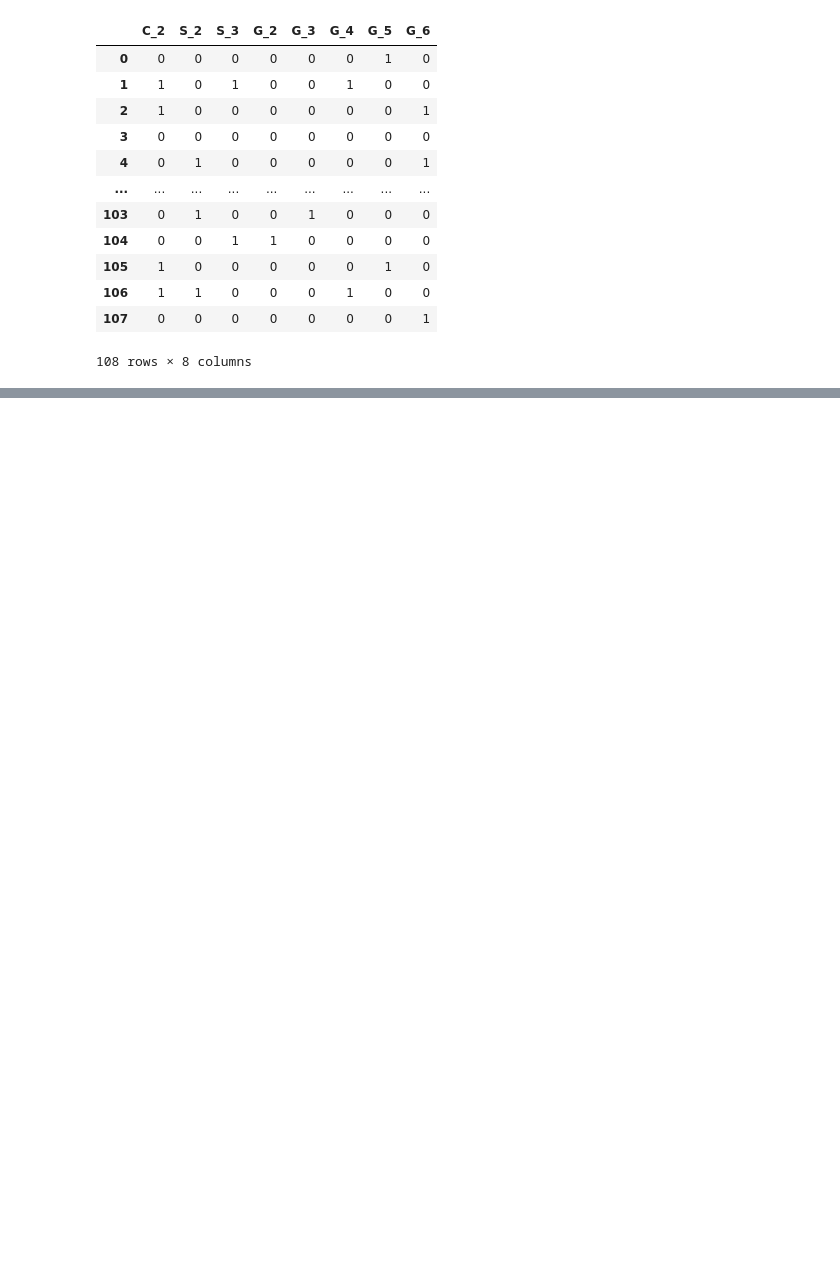
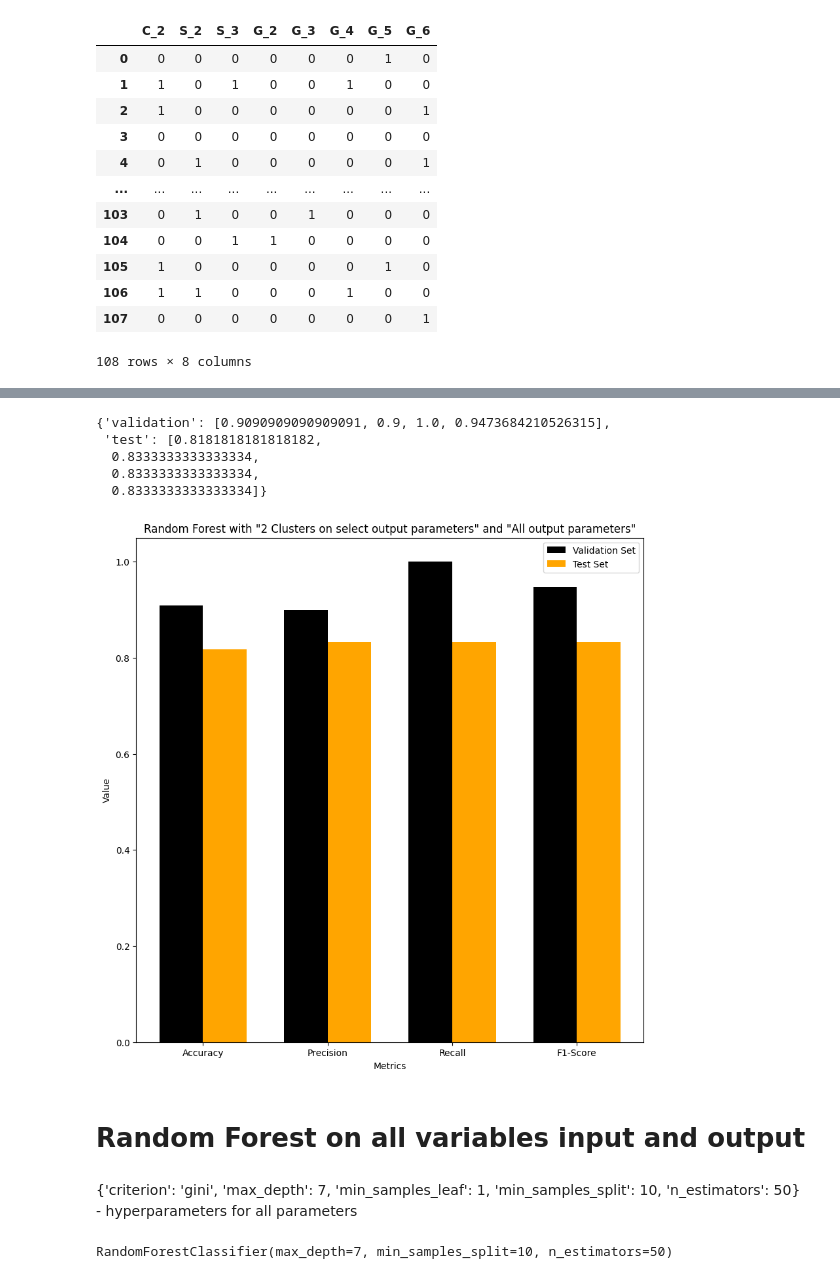
Before and after one commit to SP-2112/Advanced_Soybean_Agricultural_Dataset_Analysis_CS209_TermProject, a Jupyter notebook: Code_Notebooks/07_Classification.ipynb, the cells around one changed output, grey strips where cells are left out. Cells and saved outputs as stored; diff of their text form; code cells hidden in the pictures; blank space fills up the shorter version.

```diff
--- a/Code_Notebooks/07_Classification.ipynb
+++ b/Code_Notebooks/07_Classification.ipynb
@@ -598,0 +322,2 @@ Test Set
+# %%
+results_output=evaluate_model(best_randomForest,data_X1_valid,data_Y1_valid,data_X1_test,data_Y1_test)
@@ -598,0 +342,25 @@ Test Set
+# %%
+results_output
+# %% [output]
+{'validation': [0.9090909090909091, 0.9, 1.0, 0.9473684210526315],
+ 'test': [0.8181818181818182,
+  0.8333333333333334,
+  0.8333333333333334,
+  0.8333333333333334]}
+# %%
+metrics=['Accuracy','Precision','Recall','F1-Score']
+x=np.arange(len(metrics))
+barwidth=0.35
+plt.figure(figsize=(10,10))
+plt.bar(x-barwidth/2,results_output['validation'],label='Validation Set',color='black',width=0.35)
+plt.bar(x+barwidth/2,results_output['test'],label='Test Set',color='orange',width=0.35)
+plt.xticks(x,metrics)
+plt.ylabel('Value')
+plt.xlabel('Metrics')
+plt.title('Random Forest with "2 Clusters on select output parameters" and "All output parameters"')
+plt.legend()
+plt.show()
+# %% [output]
+[figure, added]
+# %% [markdown]
+# **Random Forest on all variables input and output**
@@ -598,0 +378,7 @@ Test Set
+# %% [markdown]
+{'criterion': 'gini', 'max_depth': 7, 'min_samples_leaf': 1, 'min_samples_split': 10, 'n_estimators': 50} - hyperparameters for all parameters
+# %%
+random_forest_all_parameters=RandomForestClassifier(criterion='gini',max_depth=7,min_samples_leaf=1,min_samples_split=10,n_estimators=50)
+random_forest_all_parameters.fit(data_X2_train,data_Y2_train)
+# %% [output]
+RandomForestClassifier(max_depth=7, min_samples_split=10, n_estimators=50)
```
Also changed, not shown: parts of 67 cells of this notebook.
